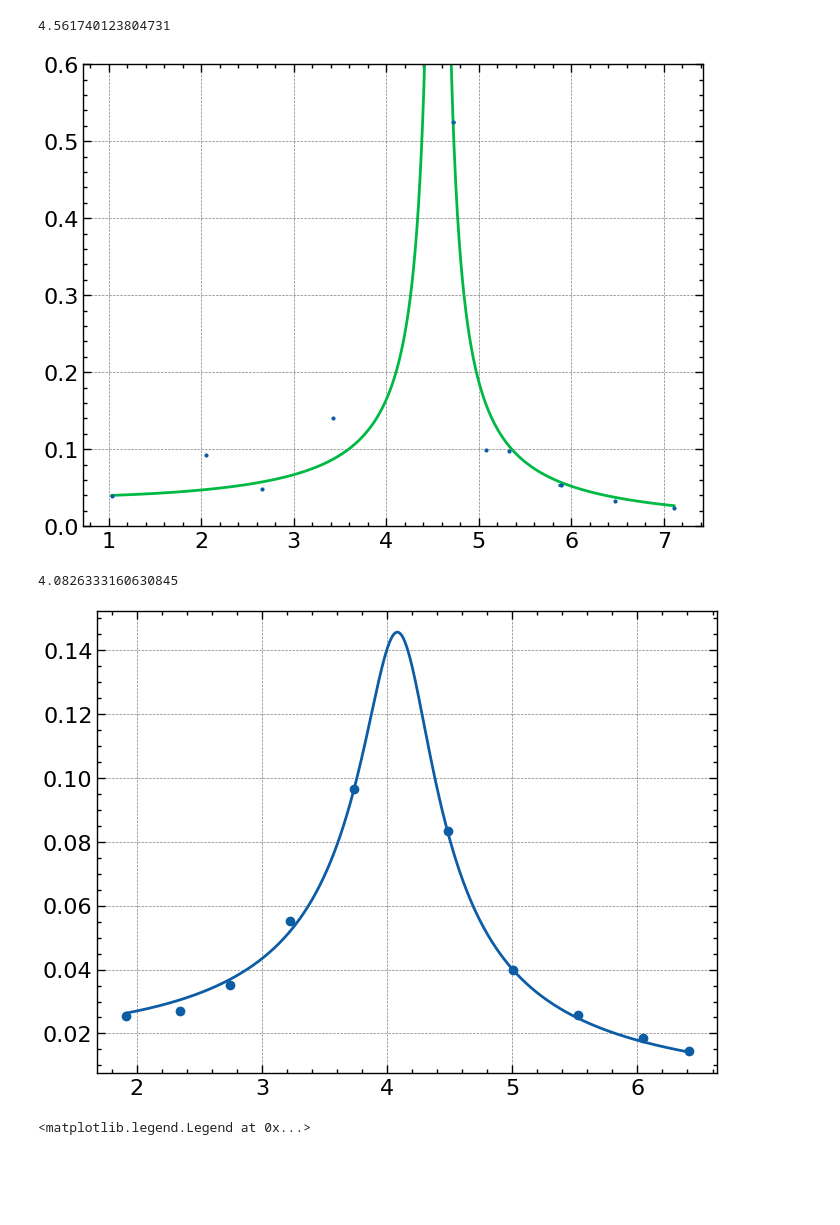
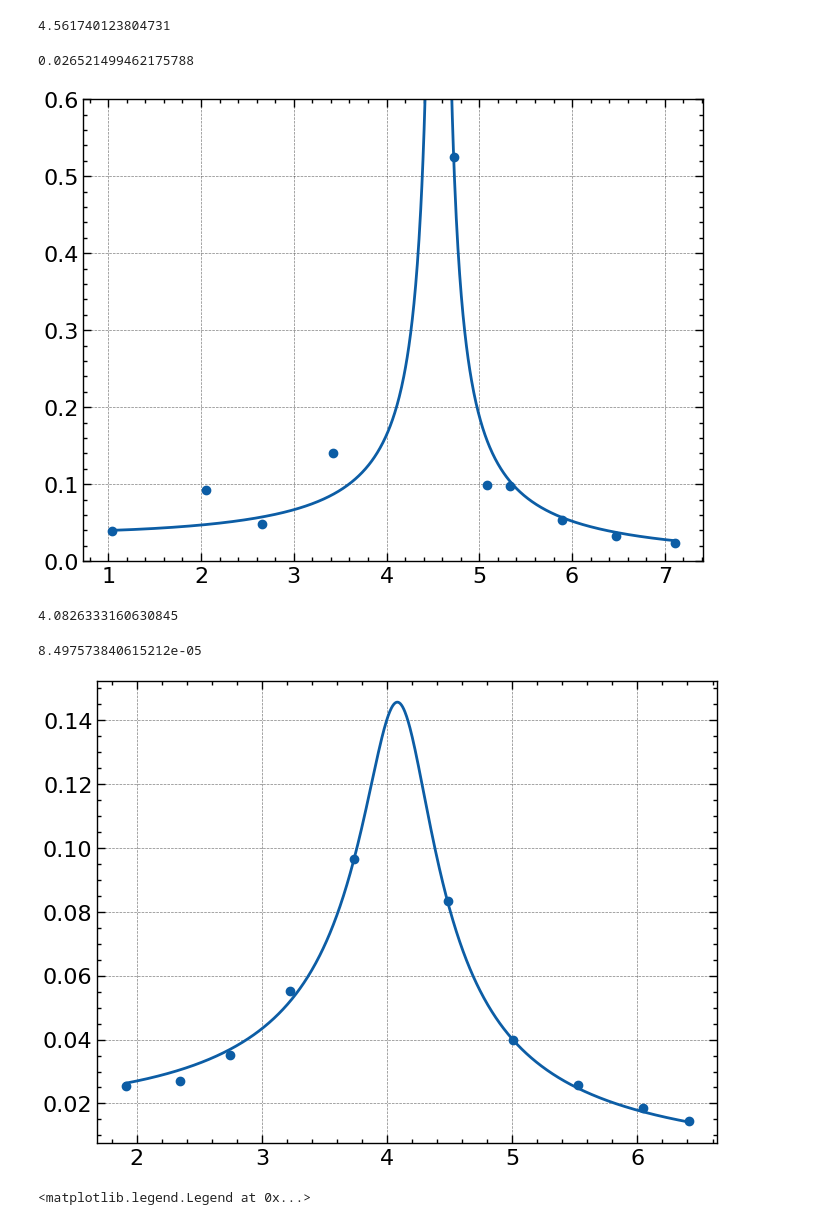
Before and after one commit to matncb/laboratorio-fisica2, a Jupyter notebook: pratica3/main-w.ipynb, the cells around one changed output. Drawn from its saved outputs; the diff is of its cells as text; code cells hidden in the pictures; blank space fills up the shorter version.

```diff
--- a/pratica3/main-w.ipynb
+++ b/pratica3/main-w.ipynb
@@ -45,19 +43,21 @@ for i in  range(len(agua_dados)):
 def func(omega, omega_0, gamma, k):
     return k/np.sqrt((omega_0**2 - omega**2)**2 +  4*gamma**2 *omega**2)
 # %%
-plt.errorbar(omegas_ar,amplitudes_ar, marker = 'o',ls='', ms = 2, xerr=omegas_ar_err)
+plt.scatter(omegas_ar,amplitudes_ar)
 
 popt, pcov = curve_fit(func, omegas_ar, amplitudes_ar, p0=[4, 4, 0], bounds=((0, 0, 0), (10, 10, 10)))
 
 xdata = np.linspace(min(omegas_ar), max(omegas_ar) ,1000)
 plt.plot(xdata, func(xdata, *popt))
 plt.ylim(0,0.6)
 popt
 
-np.sqrt(popt[0]**2 -2*popt[1]**2)
+print(np.sqrt(popt[0]**2 -2*popt[1]**2))
+pcov[0][0]
 # %% [output]
 4.561740123804731
+0.026521499462175788
-[figure, old version]
+[figure, new version]
 # %%
 plt.scatter(omegas_agua,amplitudes_agua)
 
@@ -67,9 +67,11 @@ xdata = np.linspace(min(omegas_agua), max(omegas_agua) ,1000)
 plt.plot(xdata, func(xdata, *popt))
 popt
 
-np.sqrt(popt[0]**2 -2*popt[1]**2)
+print(np.sqrt(popt[0]**2 -2*popt[1]**2))
+pcov[0][0]
 # %% [output]
 4.0826333160630845
+8.497573840615212e-05
 [figure]
 # %%
 plt.scatter(omegas_agua,amplitudes_agua, label = "Água")
```
Also changed, not shown: parts of 1 cell of this notebook.
